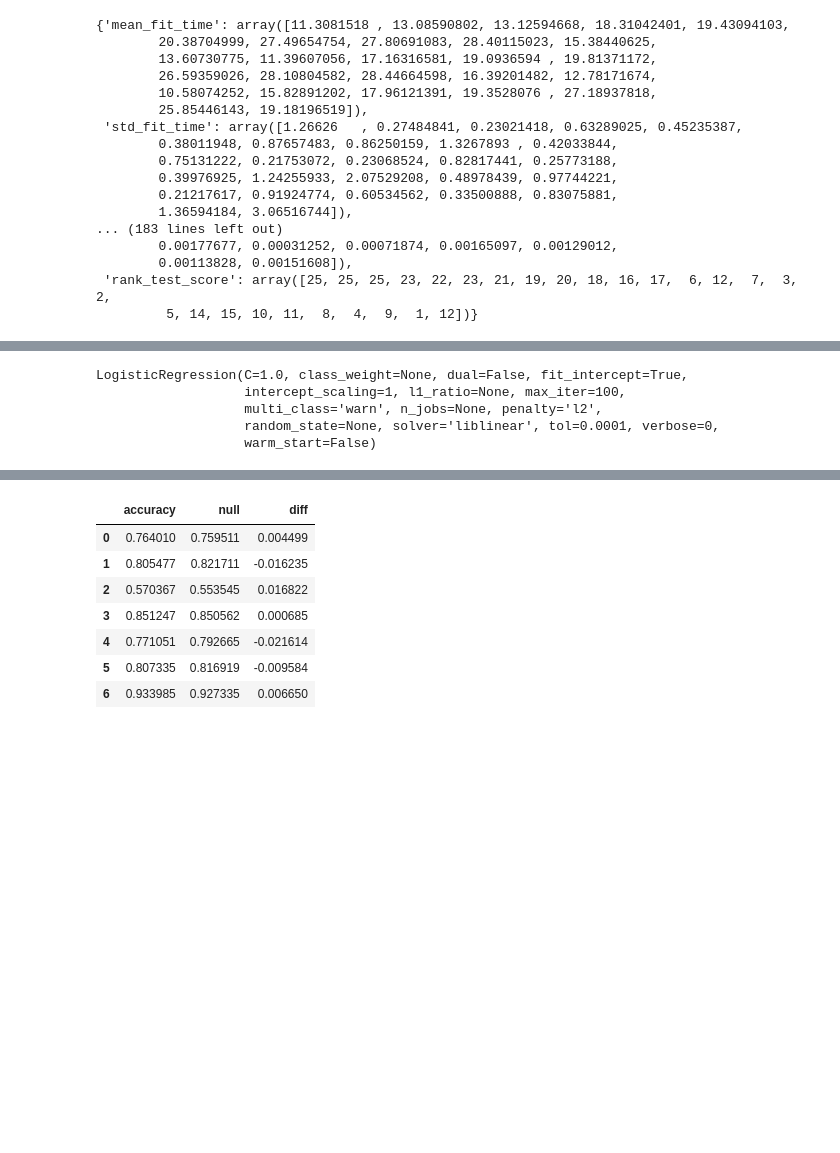
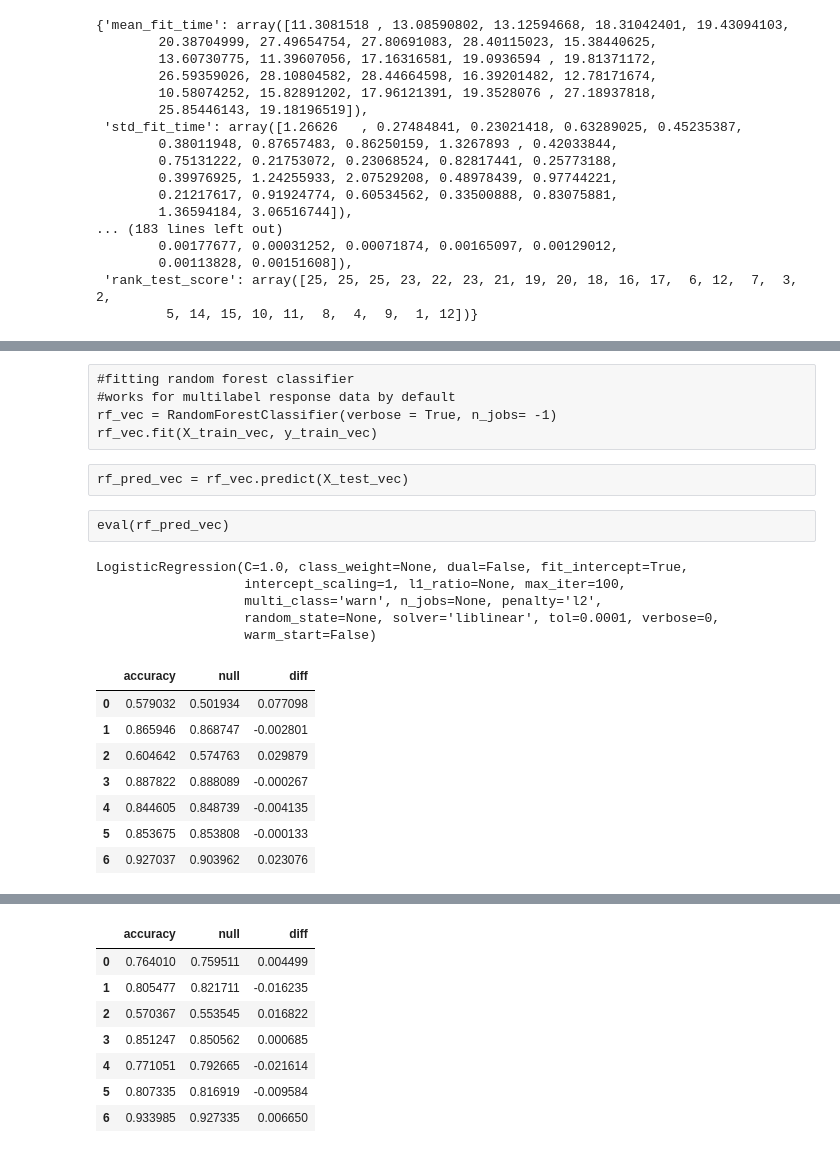
Before and after one commit to Pete-Best/genre-classification, a Jupyter notebook: Models_PE.ipynb, the cells around one changed output, grey strips where cells are left out. Cells and saved outputs as stored; diff of their text form; code cells hidden in the pictures; blank space fills up the shorter version.

```diff
--- a/Models_PE.ipynb
+++ b/Models_PE.ipynb
@@ -604,30 +661,65 @@ weighted avg       1.00      0.95      0.97     81746
+# %% [raw]
+#fitting random forest classifier
+#works for multilabel response data by default
+rf_vec = RandomForestClassifier(verbose = True, n_jobs= -1)
+rf_vec.fit(X_train_vec, y_train_vec)
+# %% [raw]
+rf_pred_vec = rf_vec.predict(X_test_vec)
+# %% [raw]
+eval(rf_pred_vec)
 # %%
 #initialize and fit models
+#rock balanced
 #few second runtime
 
-lr1 = LogisticRegression(solver='liblinear')
-lr1.fit(X_train_vec,y_train_vec1)
+lr_bal1 = LogisticRegression(solver='liblinear')
+lr_bal1.fit(X_train_balance,y_train_bal1)
 
-lr2 = LogisticRegression(solver='liblinear')
-lr2.fit(X_train_vec,y_train_vec2)
+lr_bal2 = LogisticRegression(solver='liblinear')
+lr_bal2.fit(X_train_balance,y_train_bal2)
 
-lr3 = LogisticRegression(solver='liblinear')
-lr3.fit(X_train_vec,y_train_vec3)
+lr_bal3 = LogisticRegression(solver='liblinear')
+lr_bal3.fit(X_train_balance,y_train_bal3)
 
-lr4 = LogisticRegression(solver='liblinear')
-lr4.fit(X_train_vec,y_train_vec4)
+lr_bal4 = LogisticRegression(solver='liblinear')
+lr_bal4.fit(X_train_balance,y_train_bal4)
 
-lr5 = LogisticRegression(solver='liblinear')
-lr5.fit(X_train_vec,y_train_vec5)
+lr_bal5 = LogisticRegression(solver='liblinear')
+lr_bal5.fit(X_train_balance,y_train_bal5)
 
-lr6 = LogisticRegression(solver='liblinear')
-lr6.fit(X_train_vec,y_train_vec6)
+lr_bal6 = LogisticRegression(solver='liblinear')
+lr_bal6.fit(X_train_balance,y_train_bal6)
 
-lr7 = LogisticRegression(solver='liblinear')
-lr7.fit(X_train_vec,y_train_vec7)
+lr_bal7 = LogisticRegression(solver='liblinear')
+lr_bal7.fit(X_train_balance,y_train_bal7)
 # %% [output]
 LogisticRegression(C=1.0, class_weight=None, dual=False, fit_intercept=True,
                    intercept_scaling=1, l1_ratio=None, max_iter=100,
                    multi_class='warn', n_jobs=None, penalty='l2',
                    random_state=None, solver='liblinear', tol=0.0001, verbose=0,
                    warm_start=False)
+# %%
+#test and evaluate models
+lr_bal1pred = lr_bal1.predict(X_test_balance)
+lr_bal2pred = lr_bal2.predict(X_test_balance)
+lr_bal3pred = lr_bal3.predict(X_test_balance)
+lr_bal4pred = lr_bal4.predict(X_test_balance)
+lr_bal5pred = lr_bal5.predict(X_test_balance)
+lr_bal6pred = lr_bal6.predict(X_test_balance)
+lr_bal7pred = lr_bal7.predict(X_test_balance)
+
+lr_pred_bal = pd.DataFrame({'rock':lr_bal1pred, 'singer-songwriter':lr_bal2pred, 'pop':lr_bal3pred,
+              'metal':lr_bal4pred, 'folk':lr_bal5pred, 'country':lr_bal6pred, 'hip hop / rap':lr_bal7pred})
+
+lr_pred_bal = np.array(lr_pred_bal)
+
+eval_balance(lr_pred_bal)
+# %% [output]
+|  | accuracy | null | diff |
+| 0 | 0.579032 | 0.501934 | 0.077098 |
+| 1 | 0.865946 | 0.868747 | -0.002801 |
+| 2 | 0.604642 | 0.574763 | 0.029879 |
+| 3 | 0.887822 | 0.888089 | -0.000267 |
+| 4 | 0.844605 | 0.848739 | -0.004135 |
+| 5 | 0.853675 | 0.853808 | -0.000133 |
+| 6 | 0.927037 | 0.903962 | 0.023076 |
```
Also changed, not shown: parts of 51 cells of this notebook, 1 other file.
